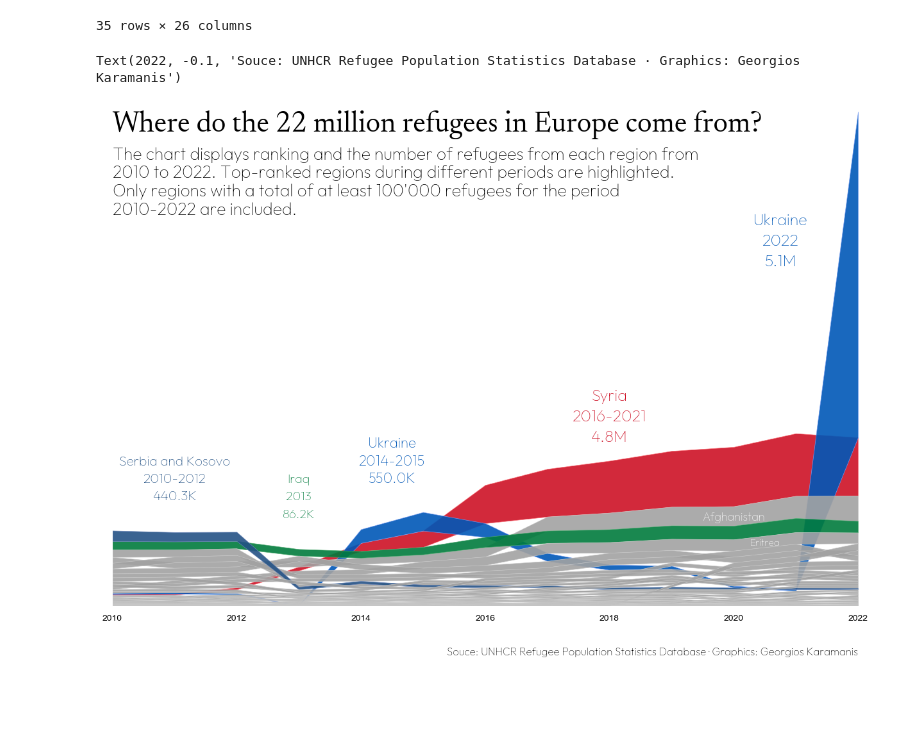
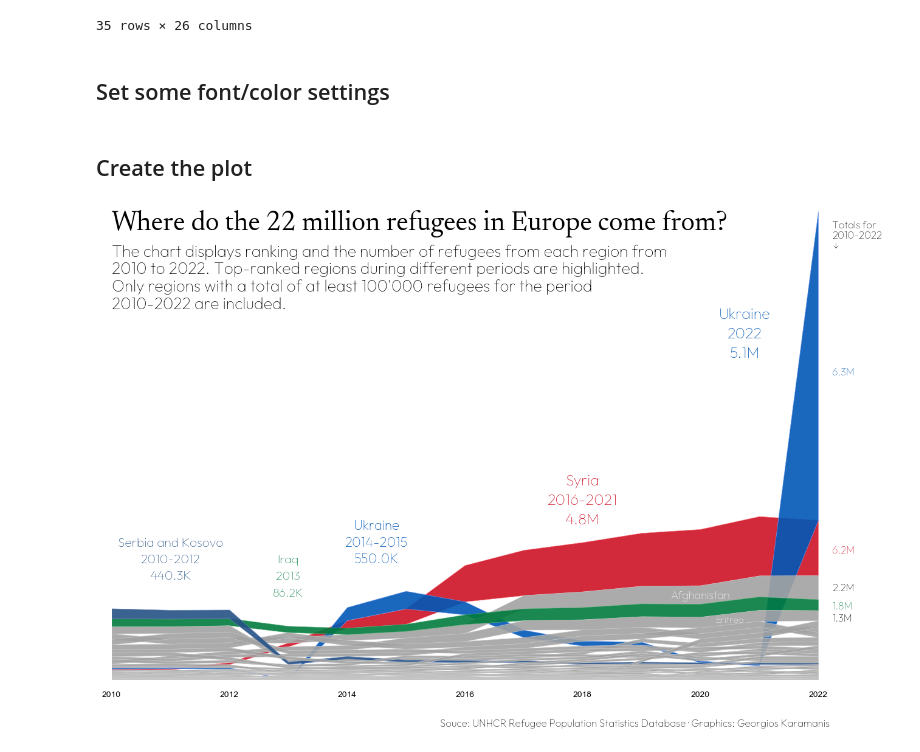
Before and after one commit to SilvanHSLU/dviz-miniproject, a Jupyter notebook: shiny graphics.ipynb, the cells around one changed output. Cells and saved outputs as stored; diff of their text form; code cells hidden in the pictures; blank space fills up the shorter version.

```diff
--- a/shiny graphics.ipynb
+++ b/shiny graphics.ipynb
@@ -317,6 +303,8 @@ data_fill_between
 | Libya | 1464.0 | 1712.0 | 5982.0 | 4340.0 | 122.0 | 167.0 | 12647.0 | 22160.0 | ... |
 | Gambia | 69.0 | 98.0 | 114.0 | 2192.0 | 3388.0 | 23481.0 | 53150.0 | 92957.0 | ... |
 35 rows × 26 columns
+# %% [markdown]
+## Set some font/color settings
 # %%
 country_colors = {
     "Ukraine": "#0057B7",
@@ -330,6 +318,13 @@ country_edge_colors = {
     "Iraq": "#4FAC70",
     "Serbia and Kosovo": "#6D87BA",
 }
+serif = {'family': 'Newsreader',
+                   'color':  'black',
+                   'weight': 'normal',
+                    "size":32
+                   }
+# %% [markdown]
+## Create the plot
 # %%
 fig, ax = plt.subplots(figsize=(15, 10))
 x = df_2.columns
@@ -343,53 +338,58 @@ for country in data_fill_between.index:
     edgecolors = country_edge_colors.get(country, '#C8C8C8')
     ax.fill_between(x, y_start, y_end
                     ,label=country,
                     alpha=0.9, color=color, edgecolor=edgecolors, linewidth=0.5)
 
 #Configure the axis
 ax.get_yaxis().set_visible(False)
 ax.set_ylim(0, data_fill_between['2022_end'].max())
 ax.set_xlim(2010, 2022)
-#Make ticks on x axis visible
-ax.set_xticks(x)
-ax.set_xticklabels(x if x%2==0 else '' for x in x)
-ax.tick_params(axis='x', which='both', length=5, width=5, direction='out', pad=5, labelcolor="black")
 #Set background color
 ax.set_facecolor('white')
 #Deactivate all spines
 for spine in ax.spines.values():
     spine.set_visible(False)
 #Set title
-ax.set_title('Where do the 22 million refugees in Europe come from?', loc='left', weight='bold', fontsize=32, color='black', fontfamily='Newsreader', y=0.95)
+ax.set_title('Where do the 22 million refugees in Europe come from?', loc='left', fontdict=serif, y=0.95)
 ax.text(x=0, y=0.93, s="The chart displays ranking and the number of refugees from each region from\n2010 to 2022. Top-ranked regions during different periods are highlighted.\nOnly regions with a total of at least 100'000 refugees for the period\n2010-2022 are included.",
                     transform=ax.transAxes, ha='left', va='top',
                     c='black', fontsize=19, fontfamily='Outfit', weight='normal')
 #Add annotations - start with serbia and kosovo
-ax.annotate('Serbia and Kosovo', xy=(2011, 2400000), xytext=(2011, 2400000), ha='center', fontsize=15, fontfamily='Outfit', weight='bold', color=country_colors['Serbia and Kosovo'])
-ax.annotate('2010-2012', xy=(2011, 2100000), xytext=(2011, 2100000), ha='center', fontsize=15, fontfamily='Outfit', weight='normal', color=country_colors['Serbia and Kosovo'])
-ax.annotate('440.3K', xy=(2011, 1800000), xytext=(2011, 1800000), ha='center', fontsize=15, fontfamily='Outfit', weight='bold', color=country_colors['Serbia and Kosovo'])
+ax.annotate('Serbia and Kosovo', xy=(2011, 2400000), ha='center', fontsize=15, fontfamily='Outfit', weight='bold', color=country_colors['Serbia and Kosovo'])
+ax.annotate('2010-2012', xy=(2011, 2100000), ha='center', fontsize=15, fontfamily='Outfit', weight='normal', color=country_colors['Serbia and Kosovo'])
+ax.annotate('440.3K', xy=(2011, 1800000), ha='center', fontsize=15, fontfamily='Outfit', weight='bold', color=country_colors['Serbia and Kosovo'])
 #Iraq
-ax.annotate('Iraq', xy=(2013, 2100000), xytext=(2013, 2100000), ha='center', fontsize=14, fontfamily='Outfit', weight='bold', color=country_colors['Iraq'])
-ax.annotate('2013', xy=(2013, 1800000), xytext=(2013, 1800000), ha='center', fontsize=14, fontfamily='Outfit', weight='normal', color=country_colors['Iraq'])
-ax.annotate('86.2K', xy=(2013, 1500000), xytext=(2013, 1500000), ha='center', fontsize=14, fontfamily='Outfit', weight='bold', color=country_colors['Iraq'])
+ax.annotate('Iraq', xy=(2013, 2100000), ha='center', fontsize=14, fontfamily='Outfit', weight='bold', color=country_colors['Iraq'])
+ax.annotate('2013', xy=(2013, 1800000), ha='center', fontsize=14, fontfamily='Outfit', weight='normal', color=country_colors['Iraq'])
+ax.annotate('86.2K', xy=(2013, 1500000), ha='center', fontsize=14, fontfamily='Outfit', weight='bold', color=country_colors['Iraq'])
 #Ukraine
-ax.annotate('Ukraine', xy=(2014.5, 2700000), xytext=(2014.5, 2700000), ha='center', fontsize=16, fontfamily='Outfit', weight='bold', color=country_colors['Ukraine'])
-ax.annotate('2014-2015', xy=(2014.5, 2400000), xytext=(2014.5, 2400000), ha='center', fontsize=16, fontfamily='Outfit', weight='normal', color=country_colors['Ukraine'])
-ax.annotate('550.0K', xy=(2014.5, 2100000), xytext=(2014.5, 2100000), ha='center', fontsize=16, fontfamily='Outfit', weight='bold', color=country_colors['Ukraine'])
+ax.annotate('Ukraine', xy=(2014.5, 2700000), ha='center', fontsize=16, fontfamily='Outfit', weight='bold', color=country_colors['Ukraine'])
+ax.annotate('2014-2015', xy=(2014.5, 2400000), ha='center', fontsize=16, fontfamily='Outfit', weight='normal', color=country_colors['Ukraine'])
+ax.annotate('550.0K', xy=(2014.5, 2100000), ha='center', fontsize=16, fontfamily='Outfit', weight='bold', color=country_colors['Ukraine'])
 #Syria
-ax.annotate('Syria', xy=(2018, 3500000), xytext=(2018, 3500000), ha='center', fontsize=18, fontfamily='Outfit', weight='bold', color=country_colors['Syria'])
-ax.annotate('2016-2021', xy=(2018, 3150000), xytext=(2018, 3150000), ha='center', fontsize=18, fontfamily='Outfit', weight='normal', color=country_colors['Syria'])
-ax.annotate('4.8M', xy=(2018, 2800000), xytext=(2018, 2800000), ha='center', fontsize=18, fontfamily='Outfit', weight='bold', color=country_colors['Syria'])
+ax.annotate('Syria', xy=(2018, 3500000), ha='center', fontsize=18, fontfamily='Outfit', weight='bold', color=country_colors['Syria'])
+ax.annotate('2016-2021', xy=(2018, 3150000), ha='center', fontsize=18, fontfamily='Outfit', weight='normal', color=country_colors['Syria'])
+ax.annotate('4.8M', xy=(2018, 2800000), ha='center', fontsize=18, fontfamily='Outfit', weight='bold', color=country_colors['Syria'])
 #Ukraine 2
-ax.annotate('Ukraine', xy=(2020.75, 6500000), xytext=(2020.75, 6500000), ha='center', fontsize=18, fontfamily='Outfit', weight='bold', color=country_colors['Ukraine'])
-ax.annotate('2022', xy=(2020.75, 6150000), xytext=(2020.75, 6150000), ha='center', fontsize=18, fontfamily='Outfit', weight='normal', color=country_colors['Ukraine'])
-ax.annotate('5.1M', xy=(2020.75, 5800000), xytext=(2020.75, 5800000), ha='center', fontsize=18, fontfamily='Outfit', weight='bold', color=country_colors['Ukraine'])
+ax.annotate('Ukraine', xy=(2020.75, 6500000), ha='center', fontsize=18, fontfamily='Outfit', weight='bold', color=country_colors['Ukraine'])
+ax.annotate('2022', xy=(2020.75, 6150000), ha='center', fontsize=18, fontfamily='Outfit', weight='normal', color=country_colors['Ukraine'])
+ax.annotate('5.1M', xy=(2020.75, 5800000),  ha='center', fontsize=18, fontfamily='Outfit', weight='bold', color=country_colors['Ukraine'])
 #Afganistan
 ax.annotate('Afghanistan', xy=(2020, 1450000), ha='center', fontsize=13, zorder=5, fontfamily='Outfit', weight='normal', color='white')
 #Eritrea
 ax.annotate('Eritrea', xy=(2020.5, 1025000), xytext=(2020.5, 1025000), ha='center', fontsize=11, zorder=5, fontfamily='Outfit', weight='normal', color='white')
 #Source
-ax.annotate('Souce: UNHCR Refugee Population Statistics Database · Graphics: Georgios Karamanis', xy=(2022, -0.1), ha='right', fontsize=12, fontfamily='Outfit', weight='normal', color='black', xycoords=('data', 'axes fraction'))
+ax.annotate('Souce: UNHCR Refugee Population Statistics Database · Graphics: Georgios Karamanis', xy=(2022.2, -0.1), ha='right', fontsize=12, fontfamily='Outfit', weight='normal', color='black', xycoords=('data', 'axes fraction'))
 #Annotate total values on the right of the axis
+ax.annotate('Totals for\n2010-2022\n↓', xycoords='axes fraction', xy=(1.02,0.92), ha='left', fontsize=12, fontfamily='Outfit', weight='normal', color='black')
+ax.annotate('6.3M', xycoords='axes fraction', xy=(1.02,0.65), ha='left', fontsize=12, fontfamily='Outfit', weight='normal', color=country_colors['Ukraine'])
+ax.annotate('6.2M', xycoords='axes fraction', xy=(1.02,0.27), ha='left', fontsize=12, fontfamily='Outfit', weight='normal', color=country_colors['Syria'])
+ax.annotate('2.2M', xycoords='axes fraction', xy=(1.02,0.19), ha='left', fontsize=12, fontfamily='Outfit', weight='normal', color='black')
+ax.annotate('1.8M', xycoords='axes fraction', xy=(1.02,0.15), ha='left', fontsize=12, fontfamily='Outfit', weight='normal', color=country_colors['Iraq'])
+ax.annotate('1.3M', xycoords='axes fraction', xy=(1.02,0.125), ha='left', fontsize=12, fontfamily='Outfit', weight='normal', color='black')
+#Make ticks on x axis visible
+ax.set_xticks(x)
+ax.set_xticklabels(x if x%2==0 else '' for x in x)
+ax.tick_params(axis='x', which='both', direction='out', length=10, width=2, labelcolor="black")
 # %% [output]
-Text(2022, -0.1, 'Souce: UNHCR Refugee Population Statistics Database · Graphics: Georgios Karamanis')
-[figure, old version]
+[figure, new version]
```
Also changed, not shown: parts of 4 cells of this notebook.
